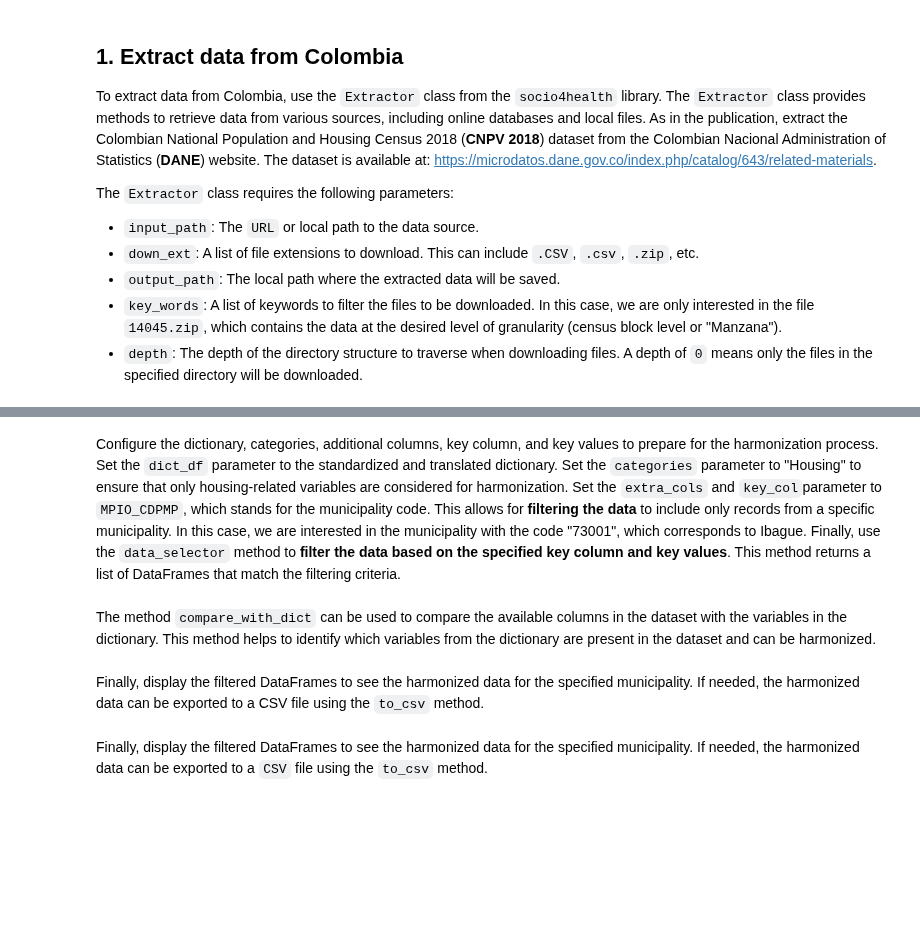
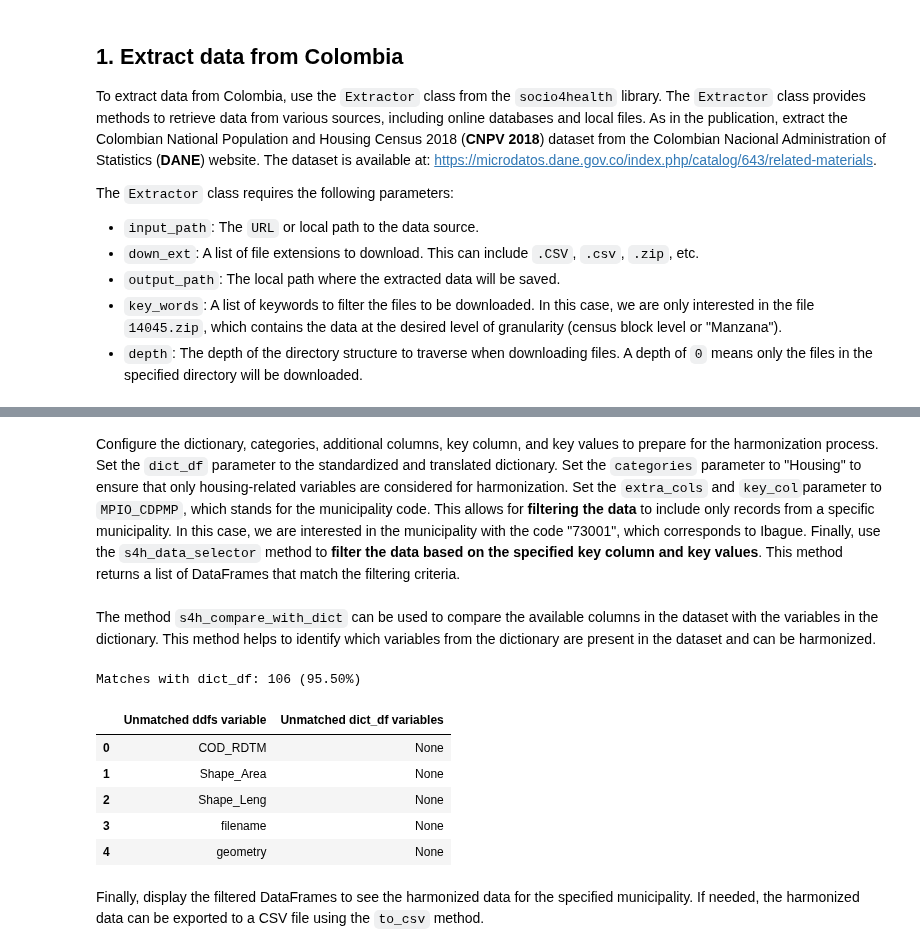
Before and after one commit to harmonize-tools/socio4health, a Jupyter notebook: docs/source/notebooks/example_colombia.ipynb, the cells around one changed output, grey strips where cells are left out. Saved outputs shown, nothing was run; the diff lists cells and outputs as text; code cells hidden in the pictures; blank space fills up the shorter version.

```diff
--- a/docs/source/notebooks/example_colombia.ipynb
+++ b/docs/source/notebooks/example_colombia.ipynb
@@ -44,4 +47,4 @@ col_online_extractor = Extractor(input_path="https://microdatos.dane.gov.co/inde
                                  output_path="../CNVP2018",
                                  key_words=["14045.zip"],
                                  depth=0)
-col_CNPV = col_online_extractor.extract()
+col_CNPV = col_online_extractor.s4h_extract()
@@ -58,8 +110,8 @@ Standardize the dictionary using the `standardize_dict` function from the `harmo
 # %%
-dic = harmonizer_utils.standardize_dict(raw_dic)
-dic = harmonizer_utils.translate_column(dic, "question", language="en")
-dic = harmonizer_utils.translate_column(dic, "description", language="en")
-dic = harmonizer_utils.translate_column(dic, "possible_answers", language="en")
-dic = harmonizer_utils.classify_rows(dic, "question_en", "description_en", "possible_answers_en",
+dic = harmonizer_utils.s4h_standardize_dict(raw_dic)
+dic = harmonizer_utils.s4h_translate_column(dic, "question", language="en")
+dic = harmonizer_utils.s4h_translate_column(dic, "description", language="en")
+dic = harmonizer_utils.s4h_translate_column(dic, "possible_answers", language="en")
+dic = harmonizer_utils.s4h_classify_rows(dic, "question_en", "description_en", "possible_answers_en",
                                         new_column_name="category",
                                         MODEL_PATH="files/bert_finetuned_classifier")
@@ -77,5 +134,5 @@ available_columns = har.get_available_columns(col_CNPV)
 # %% [markdown]
-Configure the dictionary, categories, additional columns, key column, and key values to prepare for the harmonization process. Set the `dict_df` parameter to the standardized and translated dictionary. Set the `categories` parameter to "Housing" to ensure that only housing-related variables are considered for harmonization. Set the `extra_cols` and `key_col`parameter to `MPIO_CDPMP`, which stands for the municipality code. This allows for **filtering the data** to include only records from a specific municipality. In this case, we are interested in the municipality with the code "73001", which corresponds to Ibague. Finally, use the `data_selector` method to **filter the data based on the specified key column and key values**. This method returns a list of DataFrames that match the filtering criteria.
+Configure the dictionary, categories, additional columns, key column, and key values to prepare for the harmonization process. Set the `dict_df` parameter to the standardized and translated dictionary. Set the `categories` parameter to "Housing" to ensure that only housing-related variables are considered for harmonization. Set the `extra_cols` and `key_col`parameter to `MPIO_CDPMP`, which stands for the municipality code. This allows for **filtering the data** to include only records from a specific municipality. In this case, we are interested in the municipality with the code "73001", which corresponds to Ibague. Finally, use the `s4h_data_selector` method to **filter the data based on the specified key column and key values**. This method returns a list of DataFrames that match the filtering criteria.
 # %%
 har.dict_df = dic
 har.categories = ["Housing"]
@@ -86,10 +143,16 @@ filtered_ddfs = har.data_selector(col_CNPV)
 # %% [markdown]
-The method `compare_with_dict` can be used to compare the available columns in the dataset with the variables in the dictionary. This method helps to identify which variables from the dictionary are present in the dataset and can be harmonized.
+The method `s4h_compare_with_dict` can be used to compare the available columns in the dataset with the variables in the dictionary. This method helps to identify which variables from the dictionary are present in the dataset and can be harmonized.
-# %% [markdown]
-Finally, display the filtered DataFrames to see the harmonized data for the specified municipality. If needed, the harmonized data can be exported to a CSV file using the `to_csv` method.
 # %%
-har.compare_with_dict(col_CNPV)
+har.s4h_compare_with_dict(col_CNPV)
+# %% [output]
+Matches with dict_df: 106 (95.50%)
+|  | Unmatched ddfs variable | Unmatched dict_df variables |
+| 0 | COD_RDTM | None |
+| 1 | Shape_Area | None |
+| 2 | Shape_Leng | None |
+| 3 | filename | None |
+| 4 | geometry | None |
-# %% [markdown]
-Finally, display the filtered DataFrames to see the harmonized data for the specified municipality. If needed, the harmonized data can be exported to a `CSV` file using the `to_csv` method.
+# %% [markdown]
+Finally, display the filtered DataFrames to see the harmonized data for the specified municipality. If needed, the harmonized data can be exported to a CSV file using the `to_csv` method.
 # %%
 filtered_ddfs[0]
```
Also changed, not shown: parts of 12 cells of this notebook, 10 other files.
